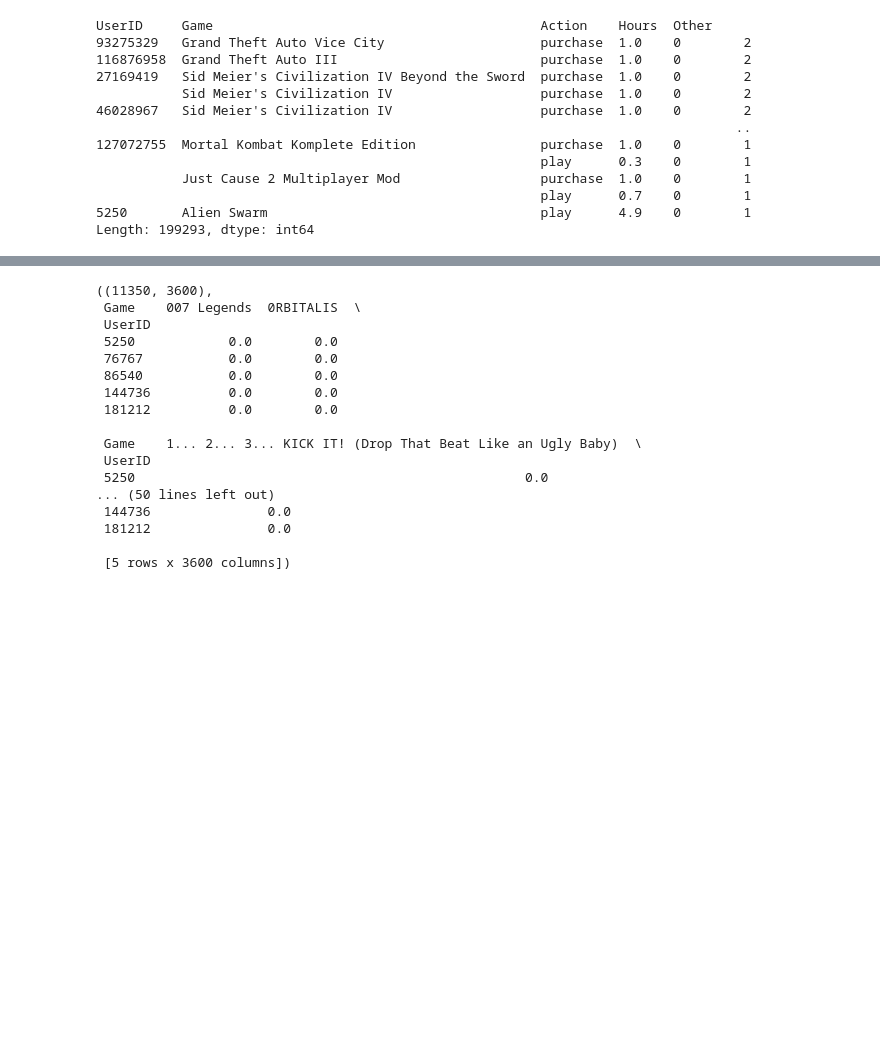
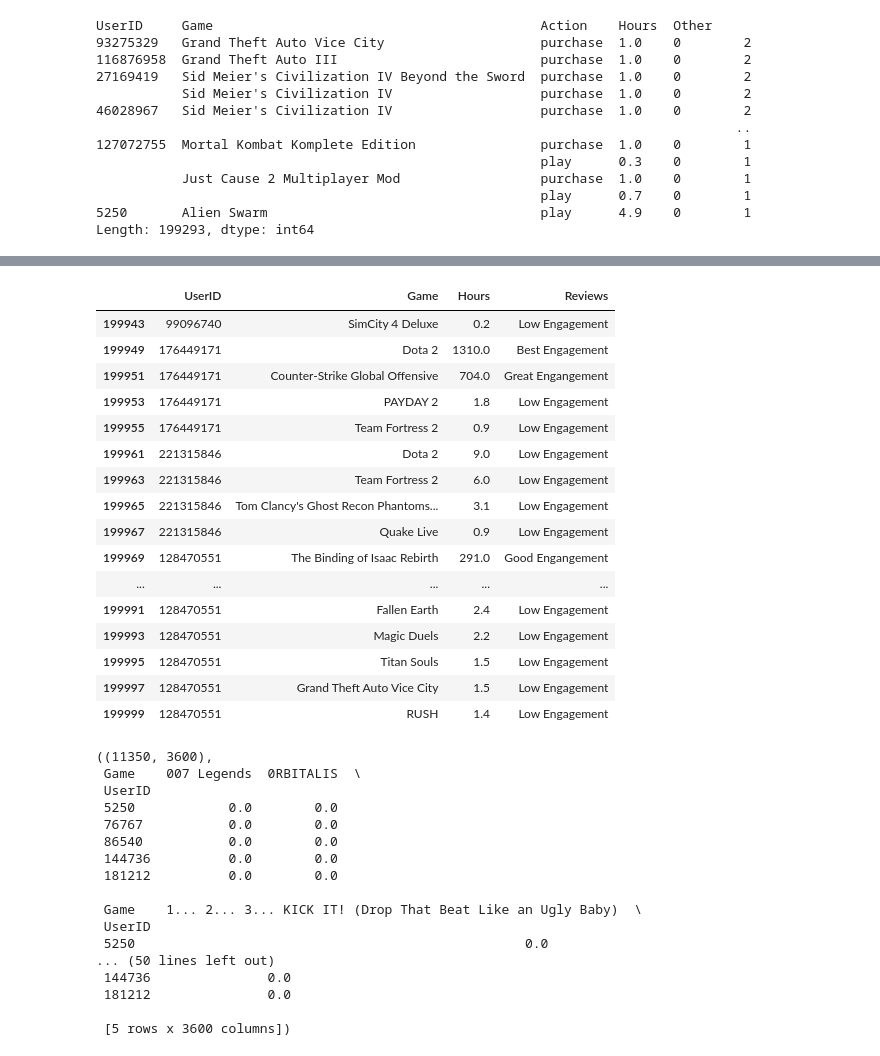
Before and after one commit to pyamin1878/Steam-Games-Rec-System, a Jupyter notebook: pat_notebook.ipynb, the cells around one changed output, grey strips where cells are left out. Drawn from its saved outputs; the diff is of its cells as text; code cells hidden in the pictures; blank space fills up the shorter version.

```diff
--- a/pat_notebook.ipynb
+++ b/pat_notebook.ipynb
@@ -88,3 +149,23 @@ play_data = play_data.drop(['Action', 'Other'], axis=1)
+# %%
+play_data_new.tail(25)
+# %% [output]
+|  | UserID | Game | Hours | Reviews |
+| 199943 | 99096740 | SimCity 4 Deluxe | 0.2 | Low Engagement |
+| 199949 | 176449171 | Dota 2 | 1310.0 | Best Engagement |
+| 199951 | 176449171 | Counter-Strike Global Offensive | 704.0 | Great Engangement |
+| 199953 | 176449171 | PAYDAY 2 | 1.8 | Low Engagement |
+| 199955 | 176449171 | Team Fortress 2 | 0.9 | Low Engagement |
+| 199961 | 221315846 | Dota 2 | 9.0 | Low Engagement |
+| 199963 | 221315846 | Team Fortress 2 | 6.0 | Low Engagement |
+| 199965 | 221315846 | Tom Clancy's Ghost Recon Phantoms... | 3.1 | Low Engagement |
+| 199967 | 221315846 | Quake Live | 0.9 | Low Engagement |
+| 199969 | 128470551 | The Binding of Isaac Rebirth | 291.0 | Good Engangement |
+| ... | ... | ... | ... | ... |
+| 199991 | 128470551 | Fallen Earth | 2.4 | Low Engagement |
+| 199993 | 128470551 | Magic Duels | 2.2 | Low Engagement |
+| 199995 | 128470551 | Titan Souls | 1.5 | Low Engagement |
+| 199997 | 128470551 | Grand Theft Auto Vice City | 1.5 | Low Engagement |
+| 199999 | 128470551 | RUSH | 1.4 | Low Engagement |
 # %%
 # Creating a pivot table for the user-item interaction matrix
 # Users are the rows, games are the columns, and hours played are the values
```
Also changed, not shown: parts of 5 cells of this notebook.
